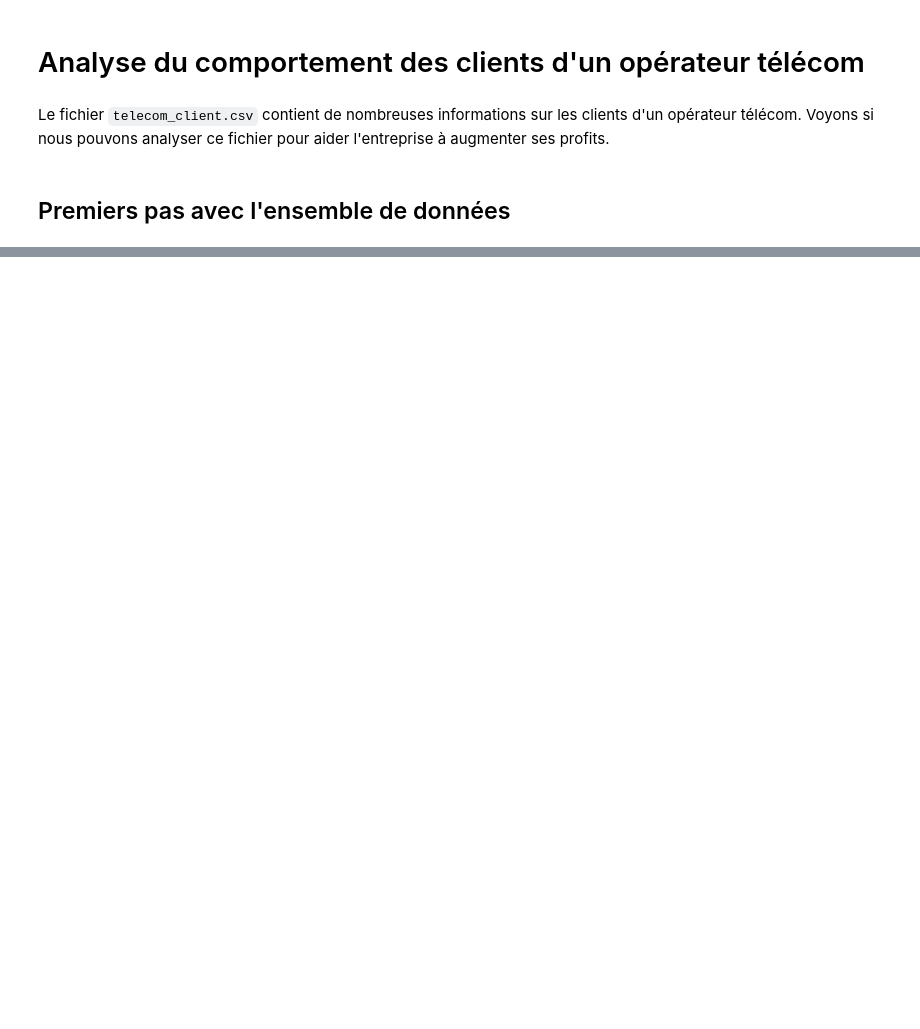
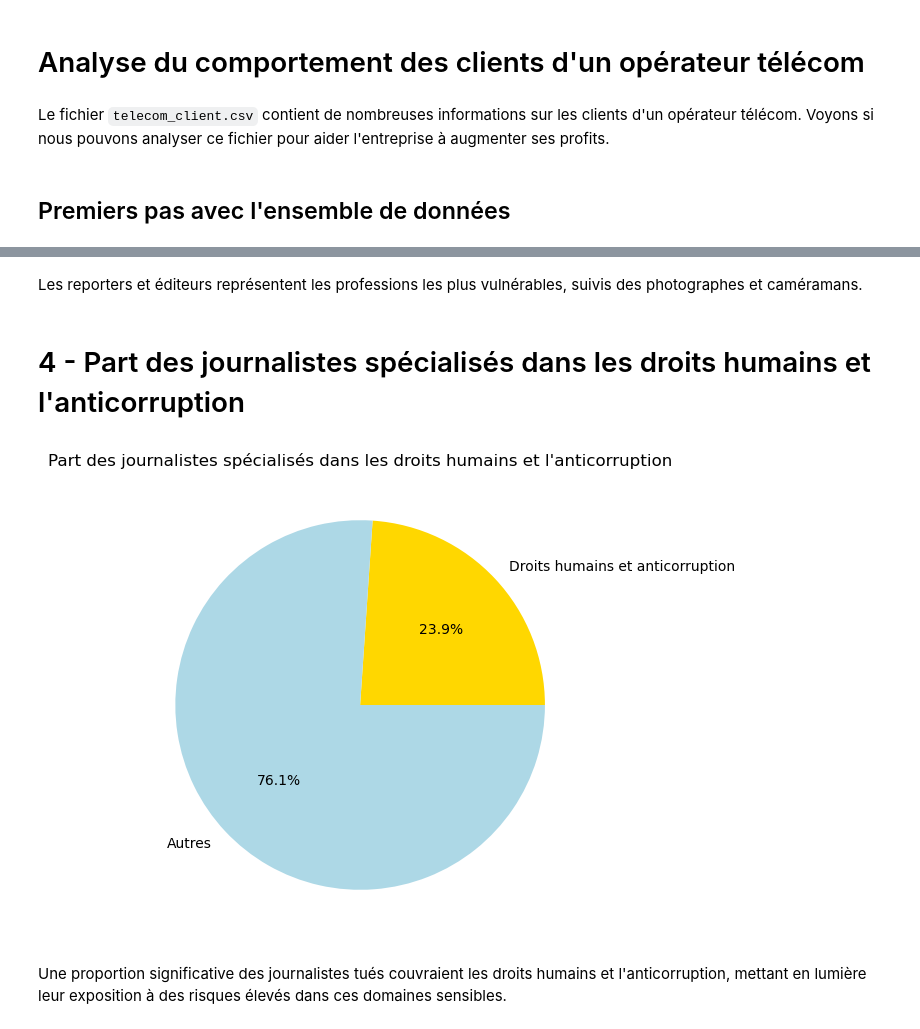
Before and after one commit to AlikakilA/Python_Manipulation_Data, a Jupyter notebook: Jounalist.ipynb, the cells around one changed output, grey strips where cells are left out. Saved outputs shown, nothing was run; the diff lists cells and outputs as text; code cells hidden in the pictures; blank space fills up the shorter version.

```diff
--- a/Jounalist.ipynb
+++ b/Jounalist.ipynb
@@ -29,0 +54,16 @@ data = pd.read_csv('./telecom_client.csv')
+# %% [markdown]
+Les reporters et éditeurs représentent les professions les plus vulnérables, suivis des photographes et caméramans.
+# %% [markdown]
+# 4 - Part des journalistes spécialisés dans les droits humains et l'anticorruption
+# %%
+plt.figure(figsize=(6, 6))
+specialties = data['Coverage'].dropna().str.contains("Human Rights|Corruption", case=False, na=False)
+specialty_count = specialties.sum()
+non_specialty_count = len(data) - specialty_count
+plt.pie([specialty_count, non_specialty_count], labels=["Droits humains et anticorruption", "Autres"], autopct='%1.1f%%', colors=['gold', 'lightblue'])
+plt.title("Part des journalistes spécialisés dans les droits humains et l'anticorruption")
+plt.show()
+# %% [output]
+[figure, added]
+# %% [markdown]
+Une proportion significative des journalistes tués couvraient les droits humains et l'anticorruption, mettant en lumière leur exposition à des risques élevés dans ces domaines sensibles.
```
Also changed, not shown: parts of 10 cells of this notebook, 1 other file.
